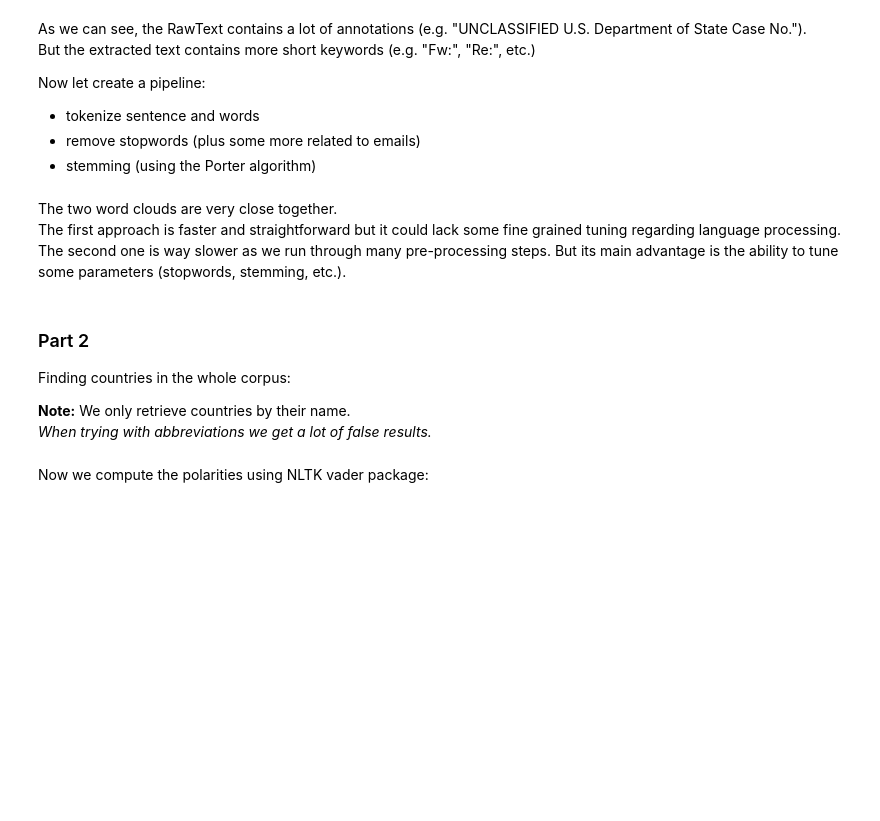
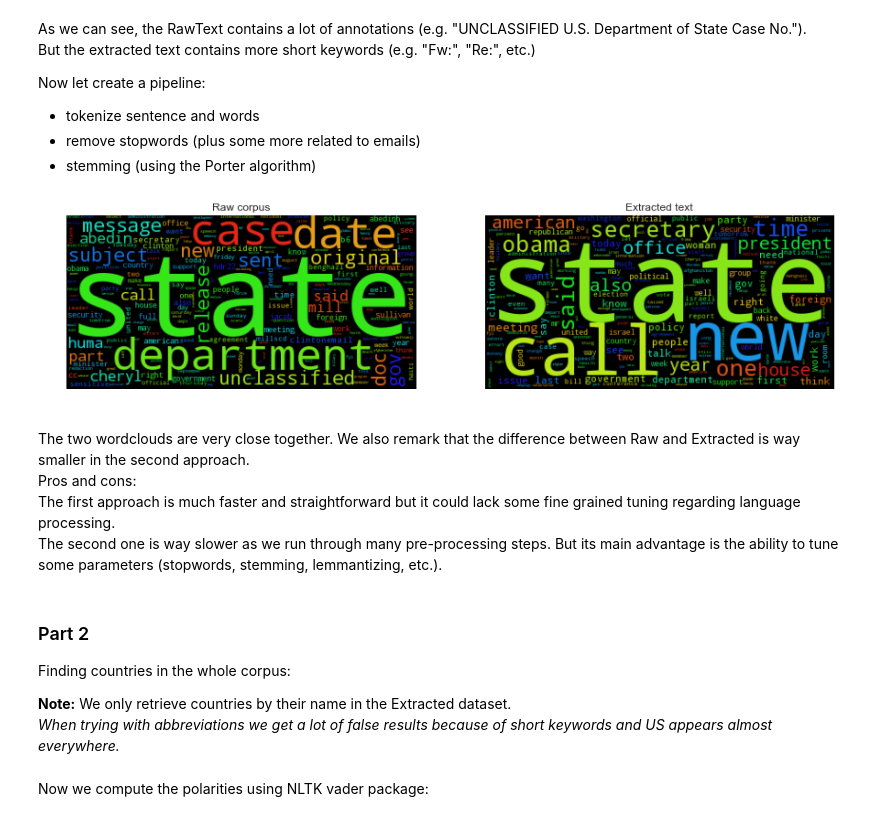
Before and after one commit to fdevillard/ada-homeworks, a Jupyter notebook: 05 - Taming Text/HW5.ipynb, the cells around one changed output. Drawn from its saved outputs; the diff is of its cells as text; code cells hidden in the pictures; blank space fills up the shorter version.

```diff
--- a/05 - Taming Text/HW5.ipynb
+++ b/05 - Taming Text/HW5.ipynb
@@ -101,25 +97,28 @@ except:
 # %%
 wordcloud = WordCloud().generate(processed_raw)
 wordcloud_extracted = WordCloud().generate(processed_extracted)
-f, (ax1, ax2) = plt.subplots(1, 2, figsize=(10,15))
+f, (ax1, ax2) = plt.subplots(1, 2, figsize=(15,10))
 ax1.imshow(wordcloud)
 ax1.set_title('Raw corpus')
 ax1.axis('off')
 ax2.imshow(wordcloud_extracted)
 ax2.set_title('Extracted text')
 ax2.axis('off')
 plt.show()
+# %% [output]
+[figure, added]
 # %% [markdown]
-The two word clouds are very close together.
-The first approach is faster and straightforward but it could lack some fine grained tuning regarding language processing.
-The second one is way slower as we run through many pre-processing steps. But its main advantage is the ability to tune some parameters (stopwords, stemming, etc.).
+The two wordclouds are very close together. We also remark that the difference between Raw and Extracted is way smaller in the second approach.
+Pros and cons:
+The first approach is much faster and straightforward but it could lack some fine grained tuning regarding language processing.
+The second one is way slower as we run through many pre-processing steps. But its main advantage is the ability to tune some parameters (stopwords, stemming, lemmantizing, etc.).
 # %% [markdown]
 ### Part 2
 
 Finding countries in the whole corpus:
 
-__Note:__ We only retrieve countries by their name.
-_When trying with abbreviations we get a lot of false results._
+__Note:__ We only retrieve countries by their name in the Extracted dataset.
+_When trying with abbreviations we get a lot of false results because of short keywords and US appears almost everywhere._
 # %%
 from pycountry import countries
 
```
Also changed, not shown: parts of 23 cells of this notebook, 8 other files.
